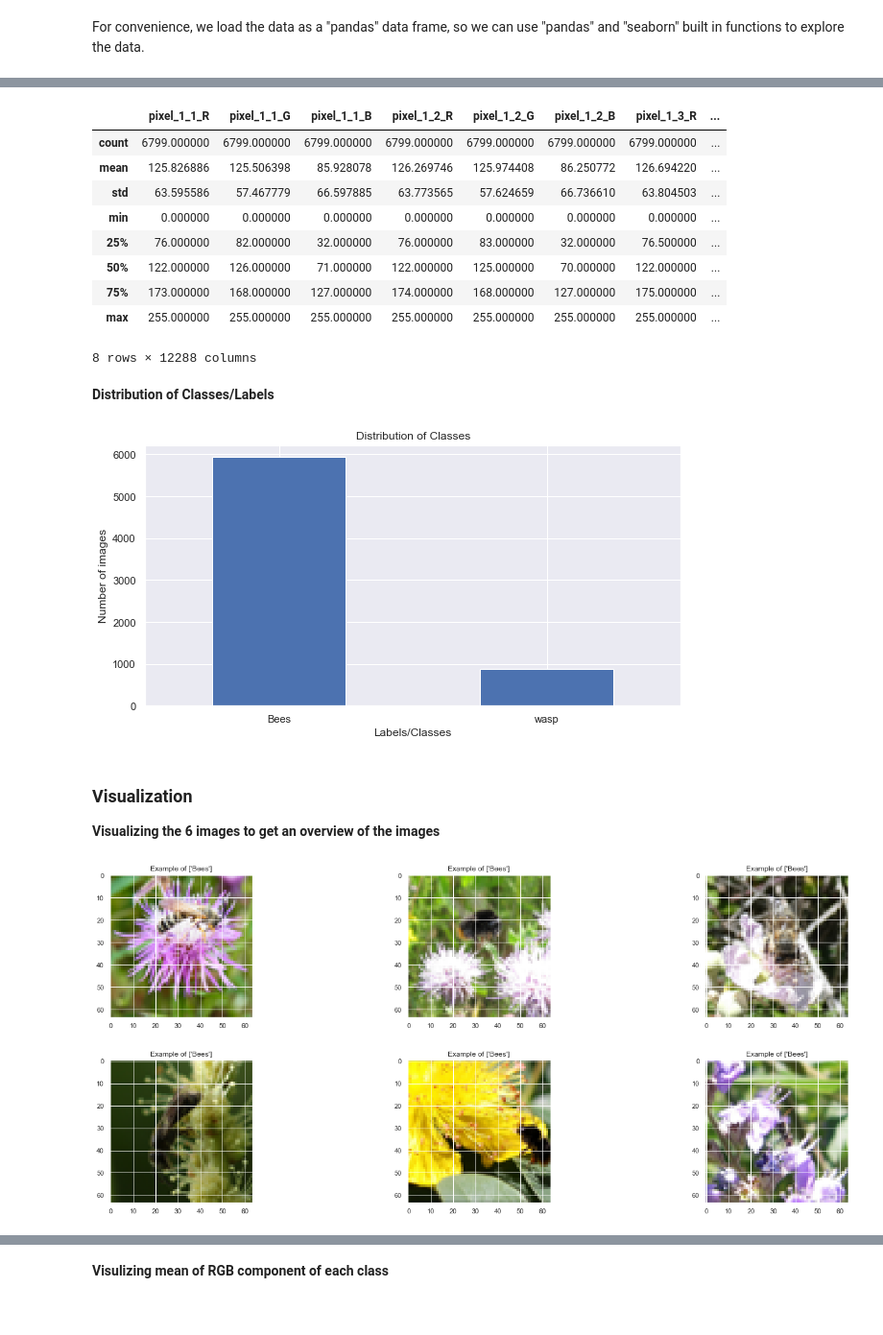
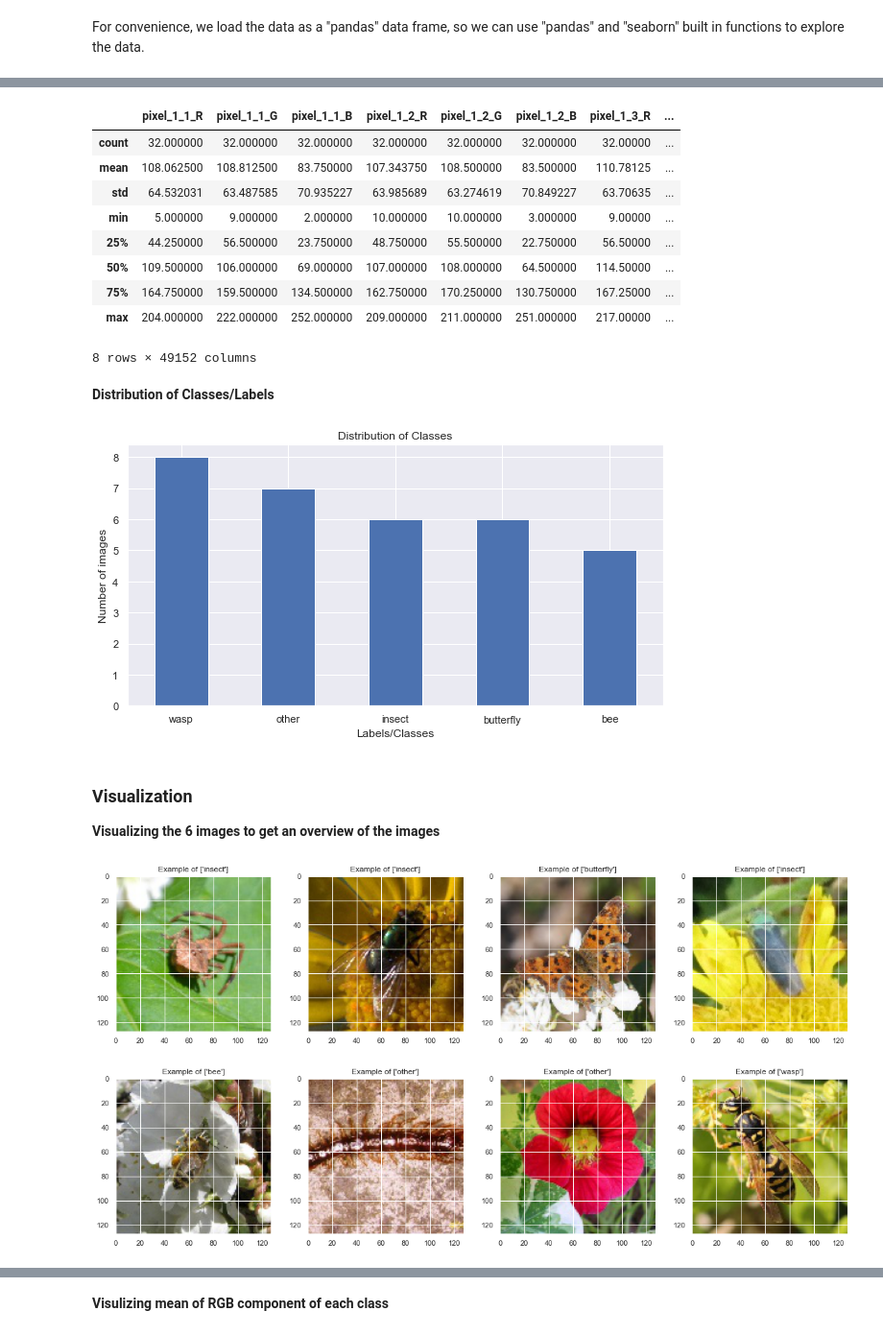
Before and after one commit to Ecologists/deep_pollination_raw, a Jupyter notebook: starting_kit2/README.ipynb, the cells around one changed output, grey strips where cells are left out. Shown at 96% size. Drawn from its saved outputs; the diff is of its cells as text; code cells hidden in the pictures.

```diff
--- a/starting_kit2/README.ipynb
+++ b/starting_kit2/README.ipynb
@@ -78,6 +79,5 @@ We provide sample_data with the starting kit, but to prepare your submission, yo
 # %%
-data_dir = 'public_data' # Change this to the directory where you put the input data
-data_dir = 'D:/Dataset/Museum/Extract/AutoML/public_data'
-data_name = 'bee'
+data_dir = 'sample_data' # Change this to the directory where you put the input data
+data_name = 'deep_pollination'
 !ls $data_dir*
 # %% [output]
@@ -110,15 +117,15 @@ data.head()
 data.describe()
 # %% [output]
 |  | pixel_1_1_R | pixel_1_1_G | pixel_1_1_B | pixel_1_2_R | pixel_1_2_G | pixel_1_2_B | pixel_1_3_R | ... |
-| count | 6799.000000 | 6799.000000 | 6799.000000 | 6799.000000 | 6799.000000 | 6799.000000 | 6799.000000 | ... |
-| mean | 125.826886 | 125.506398 | 85.928078 | 126.269746 | 125.974408 | 86.250772 | 126.694220 | ... |
-| std | 63.595586 | 57.467779 | 66.597885 | 63.773565 | 57.624659 | 66.736610 | 63.804503 | ... |
-| min | 0.000000 | 0.000000 | 0.000000 | 0.000000 | 0.000000 | 0.000000 | 0.000000 | ... |
-| 25% | 76.000000 | 82.000000 | 32.000000 | 76.000000 | 83.000000 | 32.000000 | 76.500000 | ... |
-| 50% | 122.000000 | 126.000000 | 71.000000 | 122.000000 | 125.000000 | 70.000000 | 122.000000 | ... |
-| 75% | 173.000000 | 168.000000 | 127.000000 | 174.000000 | 168.000000 | 127.000000 | 175.000000 | ... |
-| max | 255.000000 | 255.000000 | 255.000000 | 255.000000 | 255.000000 | 255.000000 | 255.000000 | ... |
+| count | 32.000000 | 32.000000 | 32.000000 | 32.000000 | 32.000000 | 32.000000 | 32.00000 | ... |
+| mean | 108.062500 | 108.812500 | 83.750000 | 107.343750 | 108.500000 | 83.500000 | 110.78125 | ... |
+| std | 64.532031 | 63.487585 | 70.935227 | 63.985689 | 63.274619 | 70.849227 | 63.70635 | ... |
+| min | 5.000000 | 9.000000 | 2.000000 | 10.000000 | 10.000000 | 3.000000 | 9.00000 | ... |
+| 25% | 44.250000 | 56.500000 | 23.750000 | 48.750000 | 55.500000 | 22.750000 | 56.50000 | ... |
+| 50% | 109.500000 | 106.000000 | 69.000000 | 107.000000 | 108.000000 | 64.500000 | 114.50000 | ... |
+| 75% | 164.750000 | 159.500000 | 134.500000 | 162.750000 | 170.250000 | 130.750000 | 167.25000 | ... |
+| max | 204.000000 | 222.000000 | 252.000000 | 209.000000 | 211.000000 | 251.000000 | 217.00000 | ... |
-8 rows × 12288 columns
+8 rows × 49152 columns
 # %% [markdown]
 **Distribution of Classes/Labels**
 # %%
@@ -129,7 +136,7 @@ plt.xlabel("Labels/Classes")
 plt.ylabel("Number of images")
 plt.title("Distribution of Classes");
 # %% [output]
-[figure, old version]
+[figure, new version]
 # %% [markdown]
 ### Visualization
 
@@ -137,19 +144,19 @@ plt.title("Distribution of Classes");
 # %%
 %matplotlib inline
 import matplotlib.image as mpimg
 
 
-num_toshow = 6
-fig, _axs = plt.subplots(nrows=2, ncols=3, figsize=(25,10))
+num_toshow = 8
+fig, _axs = plt.subplots(nrows=2, ncols=4, figsize=(20,10))
 fig.subplots_adjust(hspace=0.3)
 axs = _axs.flatten()
 
 for i in range(num_toshow):
-    img = data.iloc[i].values[:-1].reshape(64,64,3)
+    img = data.iloc[i].values[:-1].reshape(128,128,3)
     label = data.iloc[i].values[-1:]
     axs[i].set_title('Example of {}'.format(label))
     axs[i].imshow(img.astype(float) / 255)
 
 plt.show()
 # %% [output]
-[figure, old version]
+[figure, new version]
```
Also changed, not shown: parts of 20 cells of this notebook, 42 other files.
